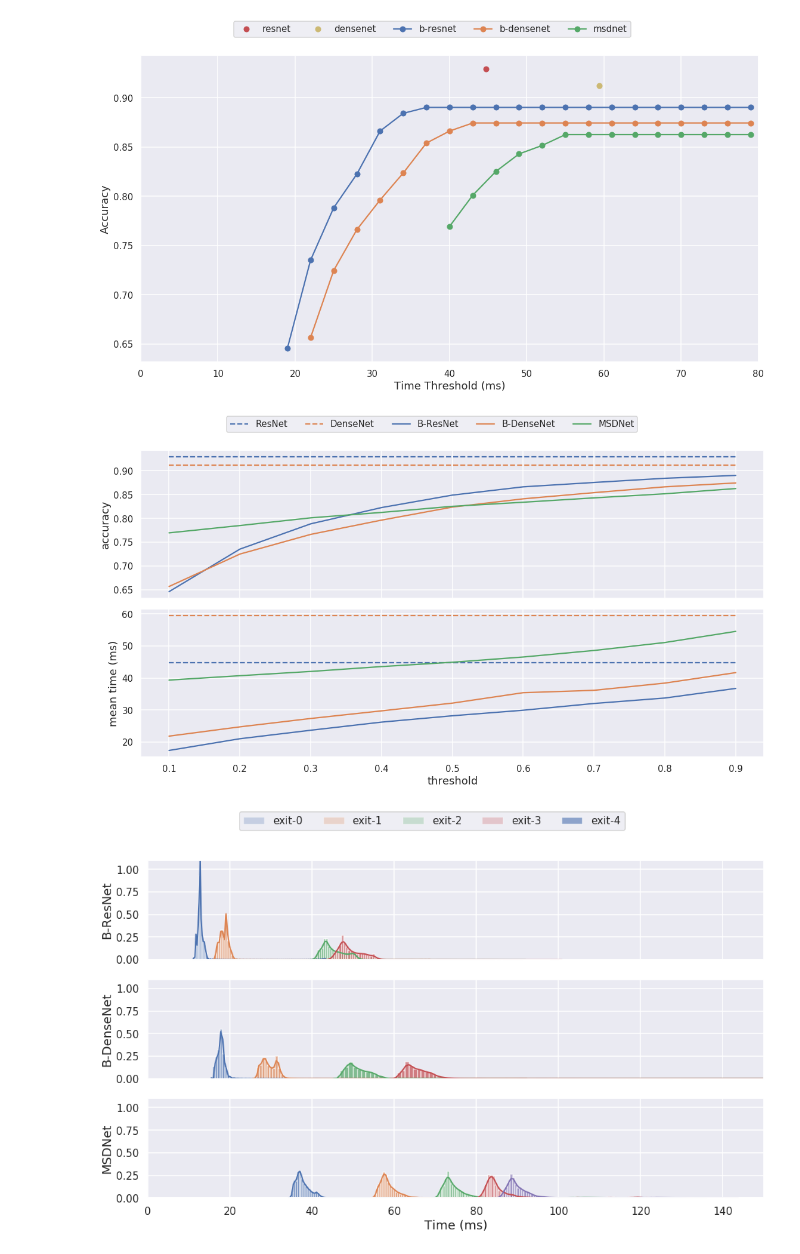
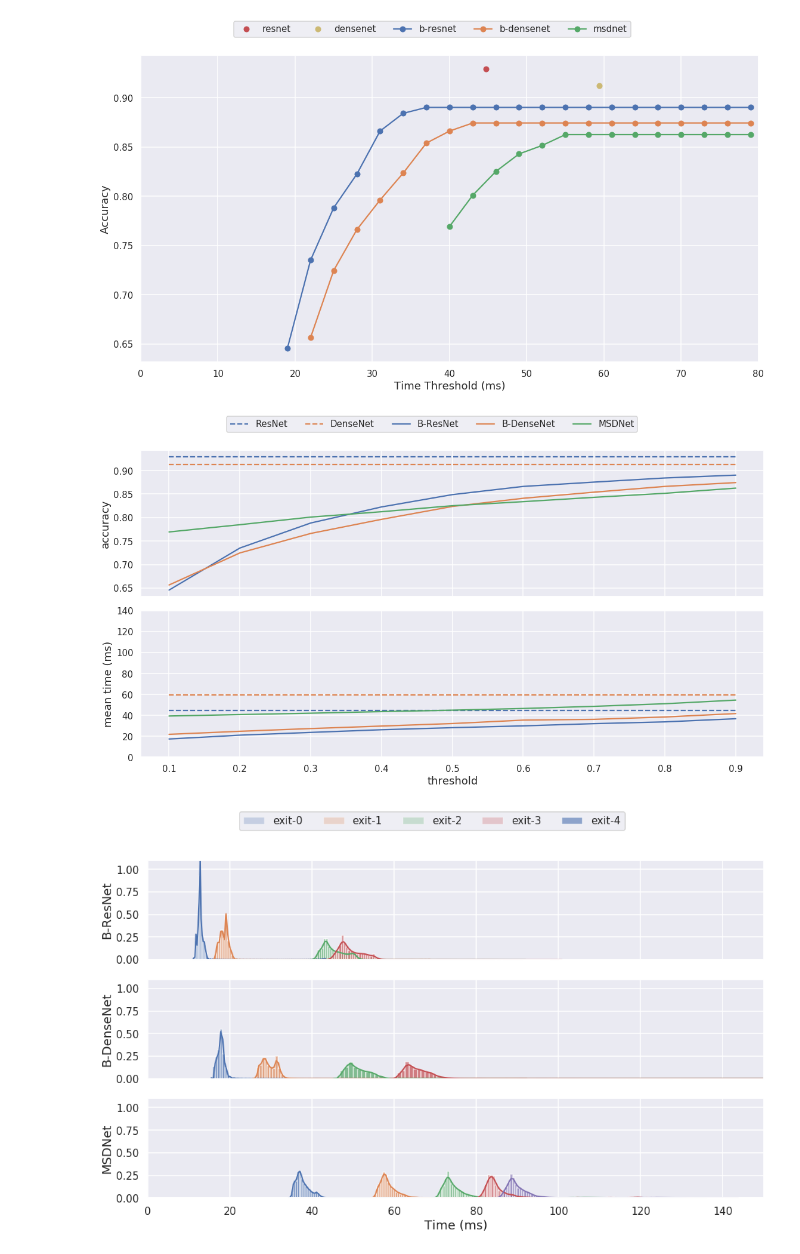
Before and after one commit to AlexKarlsen/thesis-src, a Jupyter notebook: DDNN/logging/threshold_test/Inference analysis.ipynb, the cells around one changed output. Drawn from its saved outputs; the diff is of its cells as text; code cells hidden in the pictures.

```diff
--- a/DDNN/logging/threshold_test/Inference analysis.ipynb
+++ b/DDNN/logging/threshold_test/Inference analysis.ipynb
@@ -174,34 +174,36 @@ sns.lineplot(x=x, y=pc_runs['densenet'].time.mean()*np.ones(9)*1000, ax=axes[1],
 
 sns.lineplot(data=pc_runs_stats['b-resnet']['Mean Accuracy'], ax=axes[0], color=current_palette[0])
 sns.lineplot(data=pc_runs_stats['b-resnet']['Mean Time']*1000, ax=axes[1], color=current_palette[0])
 
 sns.lineplot(data=pc_runs_stats['b-densenet']['Mean Accuracy'], ax=axes[0], color=current_palette[1])
 sns.lineplot(data=pc_runs_stats['b-densenet']['Mean Time']*1000, ax=axes[1], color=current_palette[1])
 
 sns.lineplot(data=pc_runs_stats['msdnet']['Mean Accuracy'], ax=axes[0], color=current_palette[2])
 sns.lineplot(data=pc_runs_stats['msdnet']['Mean Time']*1000, ax=axes[1], color=current_palette[2])
 
 axes[0].set_ylabel('accuracy')
 axes[1].set_ylabel('mean time (ms)')
 plt.xlabel('threshold')
 
 
 
 axes[0].lines[0].set_linestyle("--")
 
 axes[1].lines[0].set_linestyle("--")
 
 axes[0].lines[1].set_linestyle("--")
 
 axes[1].lines[1].set_linestyle("--")
 
+axes[1].set_ylim([0,140])
+
 
 fig.legend([ 'ResNet', 'DenseNet', 'B-ResNet', 'B-DenseNet', 'MSDNet'], ncol=5, loc="upper center", fontsize='small')
 fig.tight_layout()
 fig.subplots_adjust(top=0.90)
 plt.savefig('compare_exiting_vs_no_exiting.png', dpi=300)
 # %% [output]
-[figure, old version]
+[figure, new version]
 # %%
 def export_legend(legend, filename="legend.png"):
     fig  = legend.figure
```
Also changed, not shown: parts of 1 cell of this notebook, 4 other files.
